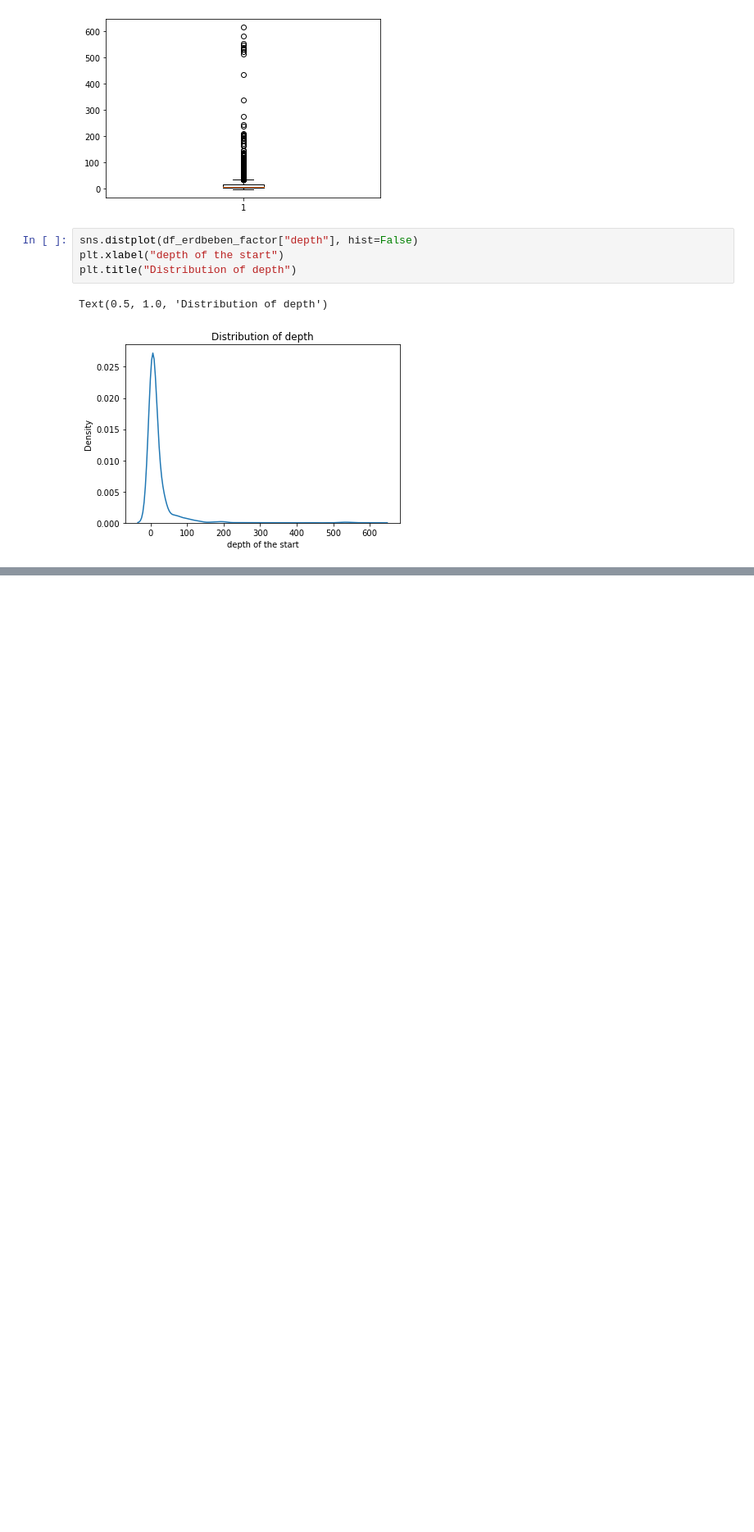
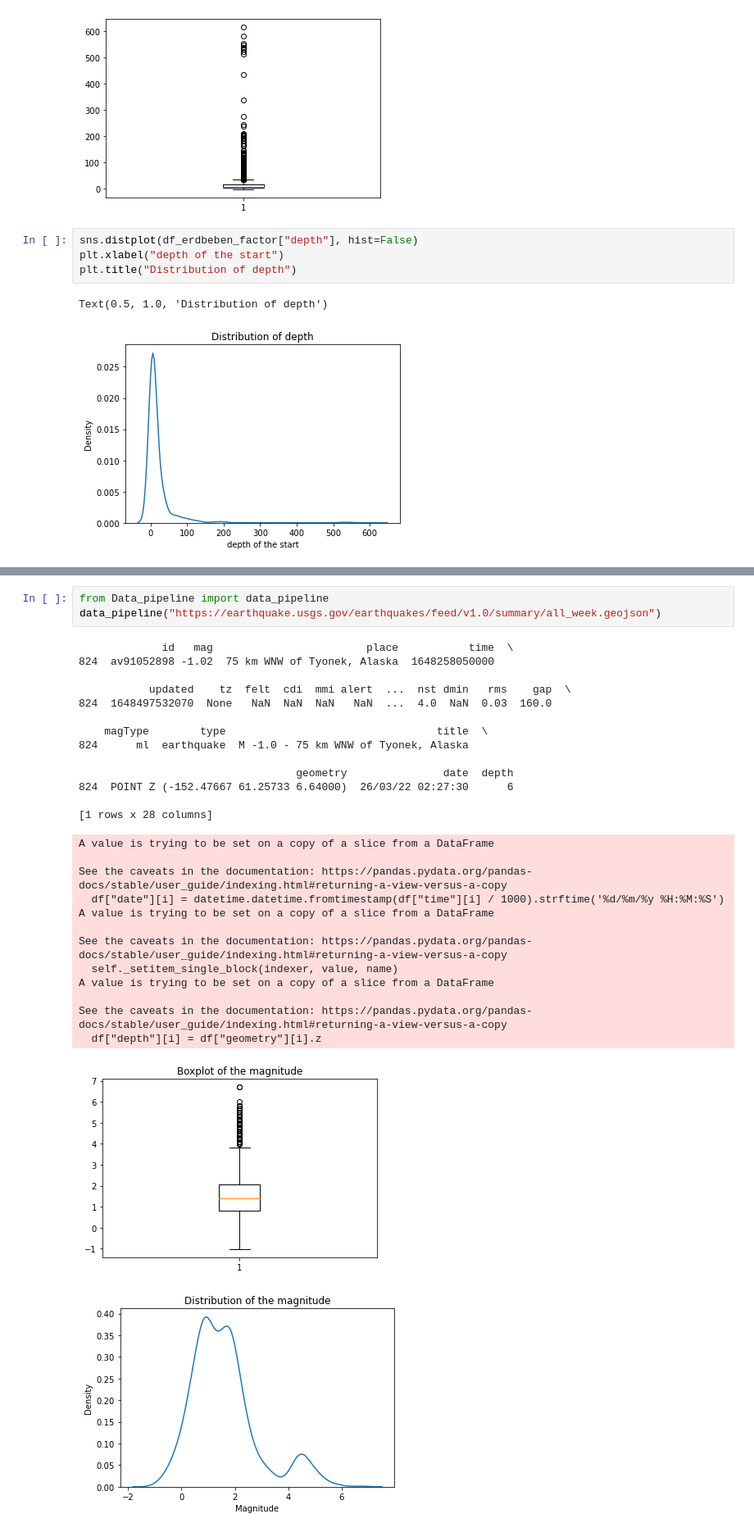
Before and after one commit to janisfroelich/daw, a Jupyter notebook: Erdbeben/Daten_aufbereiten.ipynb, the cells around one changed output, grey strips where cells are left out. Shown at 82% size. Cells and saved outputs as stored; diff of their text form; blank space fills up the shorter version.

Commit message:
data pipeline

```diff
--- a/Erdbeben/Daten_aufbereiten.ipynb
+++ b/Erdbeben/Daten_aufbereiten.ipynb
@@ -216,0 +294,31 @@ Text(0.5, 1.0, 'Distribution of depth')
+# %%
+from Data_pipeline import data_pipeline
+data_pipeline("https://earthquake.usgs.gov/earthquakes/feed/v1.0/summary/all_week.geojson")
+# %% [output]
+             id   mag                        place           time  \
+824  av91052898 -1.02  75 km WNW of Tyonek, Alaska  1648258050000
+
+           updated    tz  felt  cdi  mmi alert  ...  nst dmin   rms    gap  \
+824  1648497532070  None   NaN  NaN  NaN   NaN  ...  4.0  NaN  0.03  160.0
+
+    magType        type                                 title  \
+824      ml  earthquake  M -1.0 - 75 km WNW of Tyonek, Alaska
+
+                                  geometry               date  depth
+824  POINT Z (-152.47667 61.25733 6.64000)  26/03/22 02:27:30      6
+
+[1 rows x 28 columns]
+A value is trying to be set on a copy of a slice from a DataFrame
+
+See the caveats in the documentation: https://pandas.pydata.org/pandas-docs/stable/user_guide/indexing.html#returning-a-view-versus-a-copy
+  df["date"][i] = datetime.datetime.fromtimestamp(df["time"][i] / 1000).strftime('%d/%m/%y %H:%M:%S')
+A value is trying to be set on a copy of a slice from a DataFrame
+
+See the caveats in the documentation: https://pandas.pydata.org/pandas-docs/stable/user_guide/indexing.html#returning-a-view-versus-a-copy
+  self._setitem_single_block(indexer, value, name)
+A value is trying to be set on a copy of a slice from a DataFrame
+
+See the caveats in the documentation: https://pandas.pydata.org/pandas-docs/stable/user_guide/indexing.html#returning-a-view-versus-a-copy
+  df["depth"][i] = df["geometry"][i].z
+[figure, added]
+[figure, added]
```
Also changed, not shown: parts of 8 cells of this notebook, 1 other file.
